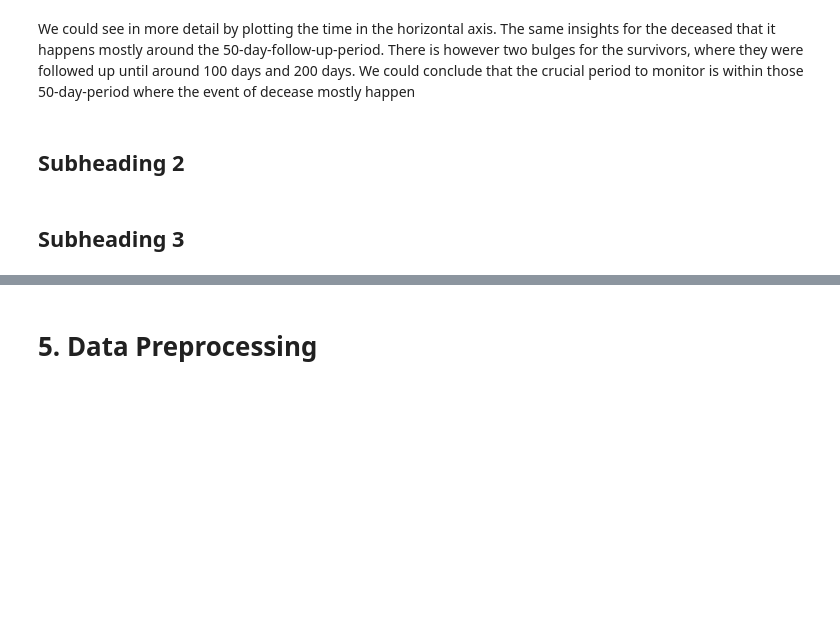
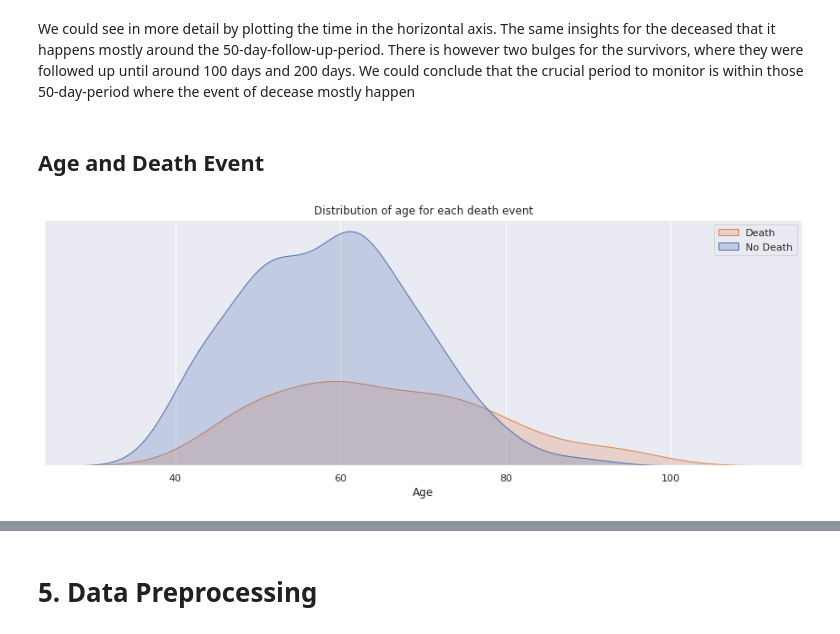
Before and after one commit to NikkiSatmaka/h8-ftds011-p1-g3, a Jupyter notebook: h8dsft_P1G3_nikki_satmaka.ipynb, the cells around one changed output, grey strips where cells are left out. Cells and saved outputs as stored; diff of their text form; code cells hidden in the pictures; blank space fills up the shorter version.

```diff
--- a/h8dsft_P1G3_nikki_satmaka.ipynb
+++ b/h8dsft_P1G3_nikki_satmaka.ipynb
@@ -339,6 +339,37 @@ def impute_na(data, variable, mean_value, median_value):
   data[variable+'_zero'] = data[variable].fillna(0)
 
   return data
+# %%
+def plot_distribution(data, col, title, xlabel, ylabel, hue=None):
+    """
+    Plot the distribution of a feature for each death event
+    Parameters
+    ----------
+    data : pandas dataframe
+        dataframe containing the data
+    col : string
+        name of the feature
+    title : string
+        title of the plot
+    xlabel : string
+        x-axis label
+    ylabel : string
+        y-axis label
+    hue : string
+        name of the column to be used for hue
+
+    Returns
+    -------
+    None
+    """
+    plt.figure(figsize=(15, 5))
+    sns.kdeplot(data=data, x=col, hue=hue, shade=True)
+    plt.title(title)
+    plt.xlabel(xlabel)
+    plt.ylabel(ylabel)
+    plt.yticks([])
+    plt.legend(labels=['Death', 'No Death'])
+    plt.show()
 # %% [markdown]
 # 3. Data Loading
 # %%
@@ -626,7 +656,17 @@ plt.show()
 [figure]
 # %% [markdown]
 We could see in more detail by plotting the time in the horizontal axis. The same insights for the deceased that it happens mostly around the 50-day-follow-up-period. There is however two bulges for the survivors, where they were followed up until around 100 days and 200 days. We could conclude that the crucial period to monitor is within those 50-day-period where the event of decease mostly happen
-# %% [markdown]
-## Subheading 2
-# %% [markdown]
-## Subheading 3
+# %% [markdown]
+## Age and Death Event
+# %%
+# plot the distribution of age for each death event
+plot_distribution(
+    data=df_train,
+    col='age',
+    title='Distribution of age for each death event',
+    xlabel='Age',
+    ylabel=None,
+    hue='death_event'
+)
+# %% [output]
+[figure, added]
```
Also changed, not shown: parts of 95 cells of this notebook.
